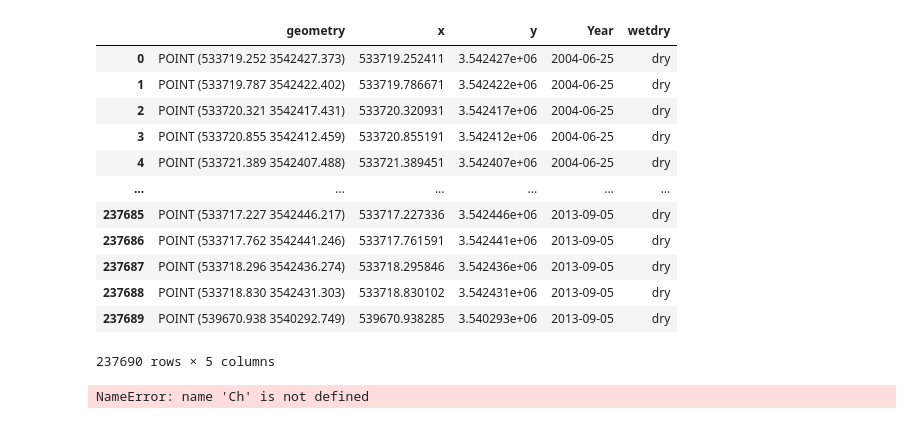
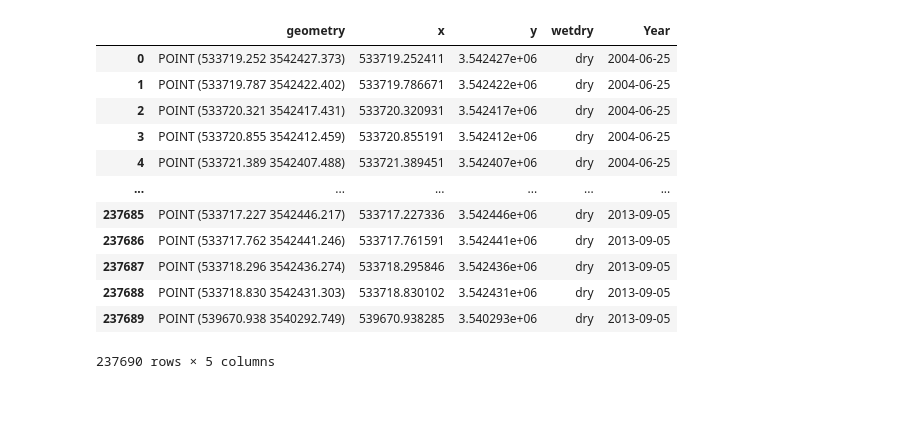
Before and after one commit to lapidesd/SanPedro_wetdry_pilot, a Jupyter notebook: code/Cienega_survey_imagery.ipynb, the cells around one changed output. Saved outputs shown, nothing was run; the diff lists cells and outputs as text; code cells hidden in the pictures.

```diff
--- a/code/Cienega_survey_imagery.ipynb
+++ b/code/Cienega_survey_imagery.ipynb
@@ -16,7 +17,12 @@ C_im_date['date'] = pd.to_datetime(C_im_date['date'])
 C_hyd = pd.read_csv('../data/Cienega/CienegaHydroData.csv')
 C_hyd['datetime'] = pd.to_datetime(C_hyd['datetime'])
 
+C_precipitation = pd.read_csv('../data/Cienega/daymet_precip.csv')
+C_precipitation['system:time_start'] = pd.to_datetime(C_precipitation['system:time_start'])
+C_precipitation.rename( columns={'00000000000000000000':'P','system:time_start':'day'}, inplace=True )
+
 C_sur_date = C_sur_date.dropna(subset=['Cienega date'])
 C_im_date = C_im_date.dropna(subset=['date'])
 
 C_surveyData = pd.read_csv('../data/Cienega/Cienega_surveyData.csv')
+C_surveyData['Year'] = pd.to_datetime(C_surveyData['Year'])
@@ -118,35 +89,34 @@ Ch
 # %%
 Ch.to_csv('../data/Cienega/Cienega_survey_imagery_HydroData.csv', encoding='utf-8', index=False)
 # %%
-#reading surveydata, making it into a geodataframe and adding x and y from the geometry to facilitate merge
-#C_surveyData['geometry'] = C_surveyData['geometry'].apply(wkt.loads)
-gdf = gpd.GeoDataFrame(C_surveyData, geometry = 'geometry', crs='EPSG:26912')
-
+#reading surveydata, making it into a geodataframe and adding x and y from the geometry to facilitate merge later
+C_surveyData['geometry'] = C_surveyData['geometry'].apply(wkt.loads)
+C_surveyData = C_surveyData.set_geometry('geometry')
+gdf = gpd.GeoDataFrame(C_surveyData, geometry = 'geometry')#, crs='EPSG:26912')
 gdf['x'] = gdf.geometry.x
 gdf['y'] = gdf.geometry.y
-gdf = gdf[['geometry', 'x', 'y', 'Year', 'wetdry']]
+gdf = gdf[['geometry', 'x', 'y', 'wetdry', 'Year']]
 gdf['Year'] = pd.to_datetime(gdf['Year'])
+
 gdf
 # %% [output]
-|  | geometry | x | y | Year | wetdry |
-| 0 | POINT (533719.252 3542427.373) | 533719.252411 | 3.542427e+06 | 2004-06-25 | dry |
-| 1 | POINT (533719.787 3542422.402) | 533719.786671 | 3.542422e+06 | 2004-06-25 | dry |
-| 2 | POINT (533720.321 3542417.431) | 533720.320931 | 3.542417e+06 | 2004-06-25 | dry |
-| 3 | POINT (533720.855 3542412.459) | 533720.855191 | 3.542412e+06 | 2004-06-25 | dry |
-| 4 | POINT (533721.389 3542407.488) | 533721.389451 | 3.542407e+06 | 2004-06-25 | dry |
+|  | geometry | x | y | wetdry | Year |
+| 0 | POINT (533719.252 3542427.373) | 533719.252411 | 3.542427e+06 | dry | 2004-06-25 |
+| 1 | POINT (533719.787 3542422.402) | 533719.786671 | 3.542422e+06 | dry | 2004-06-25 |
+| 2 | POINT (533720.321 3542417.431) | 533720.320931 | 3.542417e+06 | dry | 2004-06-25 |
+| 3 | POINT (533720.855 3542412.459) | 533720.855191 | 3.542412e+06 | dry | 2004-06-25 |
+| 4 | POINT (533721.389 3542407.488) | 533721.389451 | 3.542407e+06 | dry | 2004-06-25 |
 | ... | ... | ... | ... | ... | ... |
-| 237685 | POINT (533717.227 3542446.217) | 533717.227336 | 3.542446e+06 | 2013-09-05 | dry |
-| 237686 | POINT (533717.762 3542441.246) | 533717.761591 | 3.542441e+06 | 2013-09-05 | dry |
-| 237687 | POINT (533718.296 3542436.274) | 533718.295846 | 3.542436e+06 | 2013-09-05 | dry |
-| 237688 | POINT (533718.830 3542431.303) | 533718.830102 | 3.542431e+06 | 2013-09-05 | dry |
-| 237689 | POINT (539670.938 3540292.749) | 539670.938285 | 3.540293e+06 | 2013-09-05 | dry |
+| 237685 | POINT (533717.227 3542446.217) | 533717.227336 | 3.542446e+06 | dry | 2013-09-05 |
+| 237686 | POINT (533717.762 3542441.246) | 533717.761591 | 3.542441e+06 | dry | 2013-09-05 |
+| 237687 | POINT (533718.296 3542436.274) | 533718.295846 | 3.542436e+06 | dry | 2013-09-05 |
+| 237688 | POINT (533718.830 3542431.303) | 533718.830102 | 3.542431e+06 | dry | 2013-09-05 |
+| 237689 | POINT (539670.938 3540292.749) | 539670.938285 | 3.540293e+06 | dry | 2013-09-05 |
 237690 rows × 5 columns
 # %%
-C_mergedata = Ch.merge(gdf, left_on = 'Survey', right_on = 'Year')
-C_mergedata = C_mergedata.drop(columns=['Year', 'Survey', 'sum_P', 'Q_diff [%]'])
-#split on wet/dry
-#C_mergewet = C_mergedata[~(C_mergedata['wetdry'] == 'dry')]
-#C_mergedry = C_mergedata[~(C_mergedata['wetdry'] == 'wet')]
+# using new data for precipitation
+C_new_hyd = C_hyd.merge(C_precipitation, left_on = 'datetime', right_on = 'day')
+C_new_hyd = C_new_hyd.drop(columns = ['day', 'P [mm]'])
+C_new_hyd.rename( columns={'P':'P [mm]'}, inplace=True )
+C_new_hyd.set_index(['datetime'], inplace = True)
-# %% [output]
-NameError: name 'Ch' is not defined
 # %%
```
Also changed, not shown: parts of 15 cells of this notebook, 17 other files.
